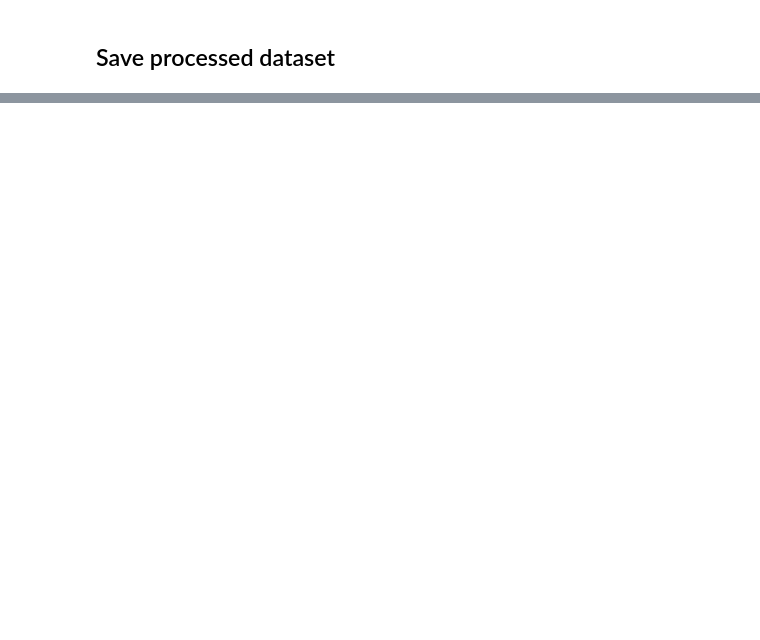
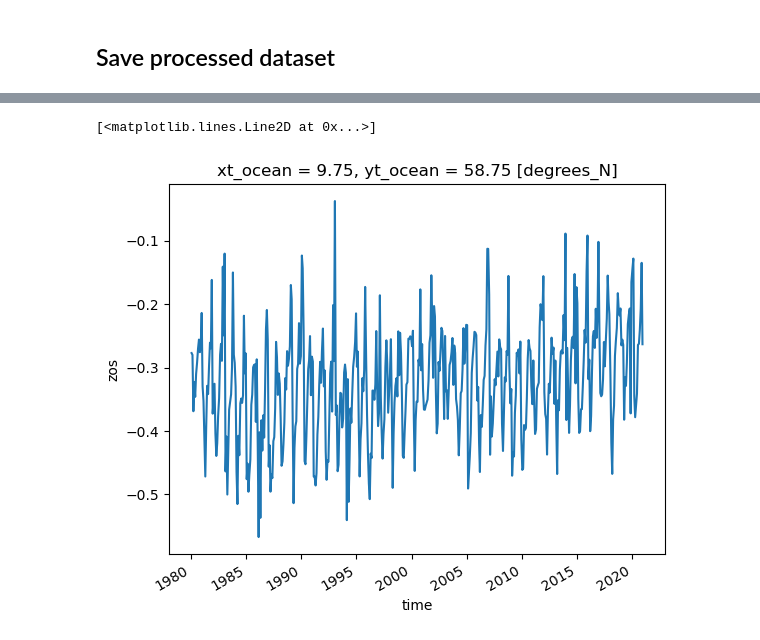
Before and after one commit to iris-keizer/ROMS-project, a Jupyter notebook: ROMS-project/Data preparation/SODA.ipynb, the cells around one changed output, grey strips where cells are left out. Saved outputs shown, nothing was run; the diff lists cells and outputs as text; code cells hidden in the pictures; blank space fills up the shorter version.

```diff
--- a/ROMS-project/Data preparation/SODA.ipynb
+++ b/ROMS-project/Data preparation/SODA.ipynb
@@ -214,0 +166,5 @@ soda
+# %%
+data.isel(xt_ocean = 59, yt_ocean = 45).zos.plot()
+# %% [output]
+[<matplotlib.lines.Line2D at 0x...>]
+[figure, added]
```
Also changed, not shown: parts of 27 cells of this notebook, 26 other files.
